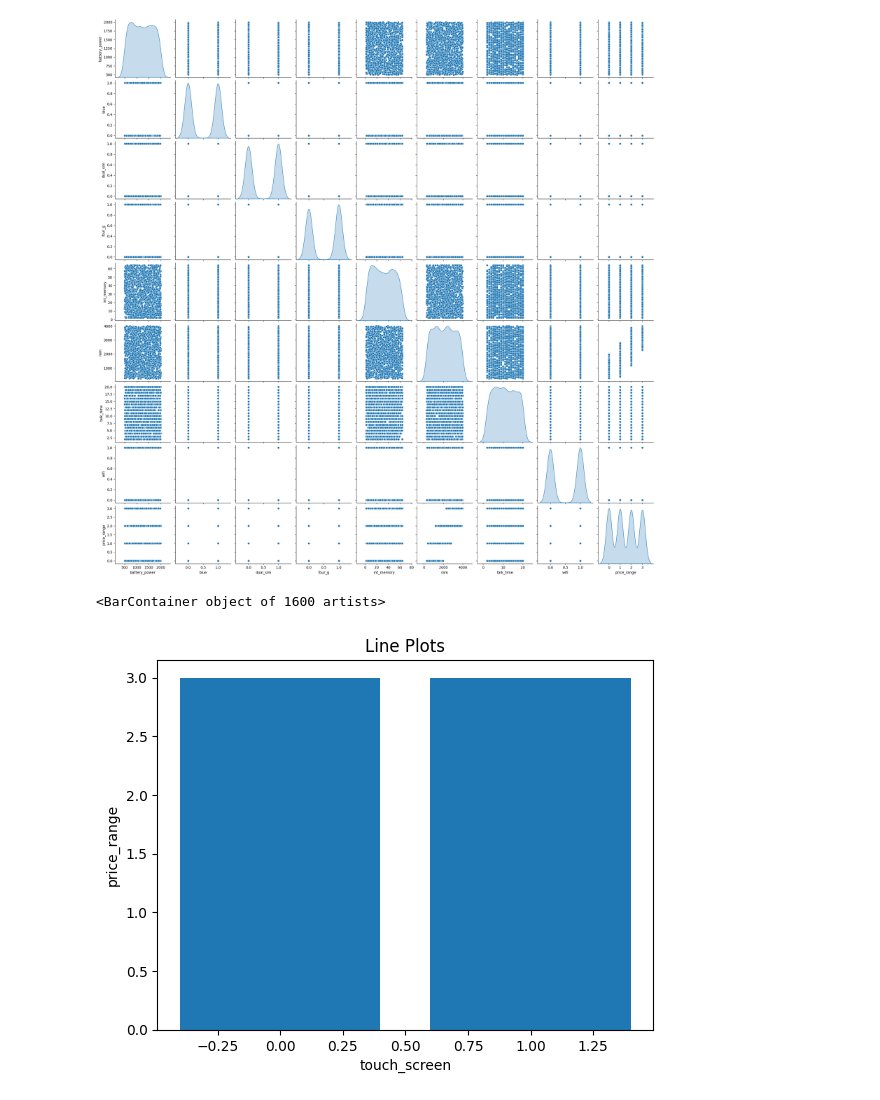
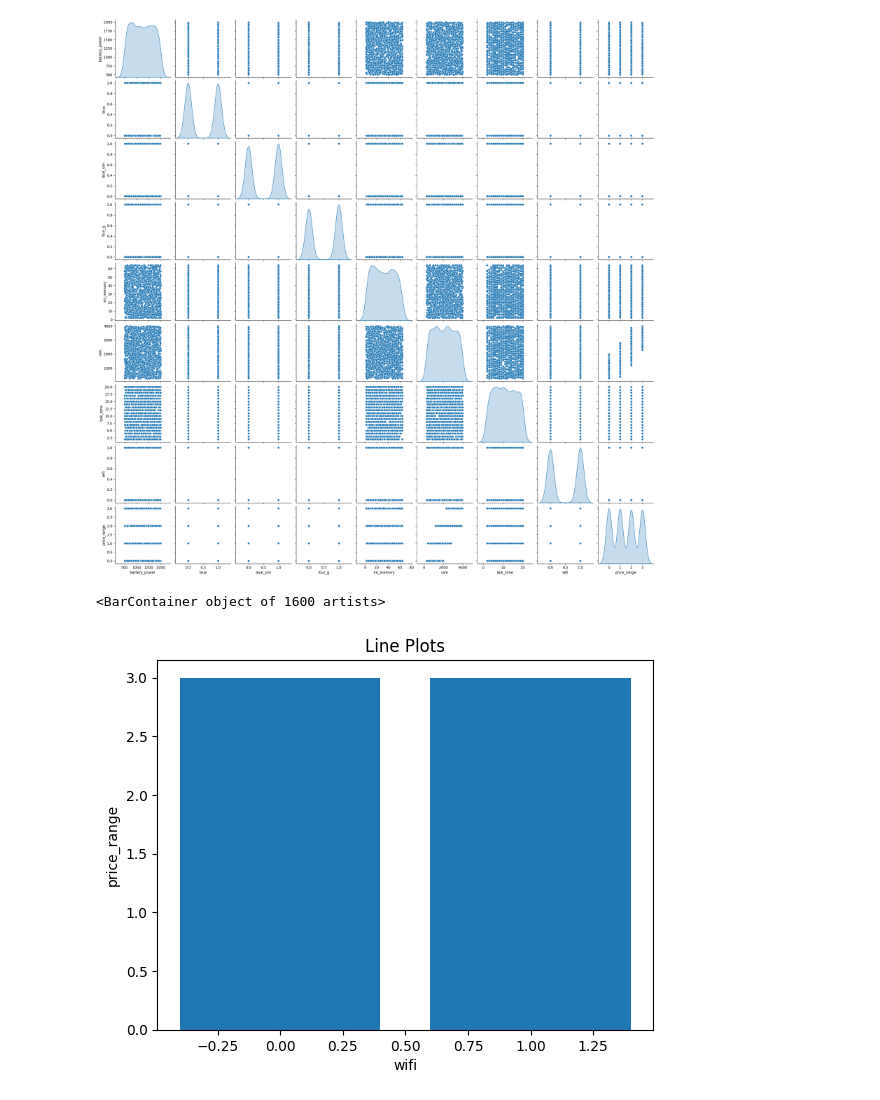
Before and after one commit to AhmedShurafa/Mobile_Price_Classification, a Jupyter notebook: mobile_price_classification.ipynb, the cells around one changed output. Drawn from its saved outputs; the diff is of its cells as text; code cells hidden in the pictures.

```diff
--- a/mobile_price_classification.ipynb
+++ b/mobile_price_classification.ipynb
@@ -35,24 +35,24 @@ train_stats
 # %%
 import matplotlib.pyplot as plt
 import pandas as pd
 import seaborn as sns
 import numpy as np
 
 dataset = pd.read_csv('/content/train.csv')
 
 train_dataset = dataset.sample(frac=0.8, random_state=0)
 test_dataset = dataset.drop(train_dataset.index)
 
-x = train_dataset['touch_screen']
+x = train_dataset['wifi']
 y = train_dataset['price_range']
 
-plt.xlabel('touch_screen')
+plt.xlabel('wifi')
 
 plt.ylabel('price_range')
 
 plt.title('Line Plots')
 
 plt.bar( x, y )
 # %% [output]
 <BarContainer object of 1600 artists>
-[figure, old version]
+[figure, new version]
```
Also changed, not shown: parts of 5 cells of this notebook.
